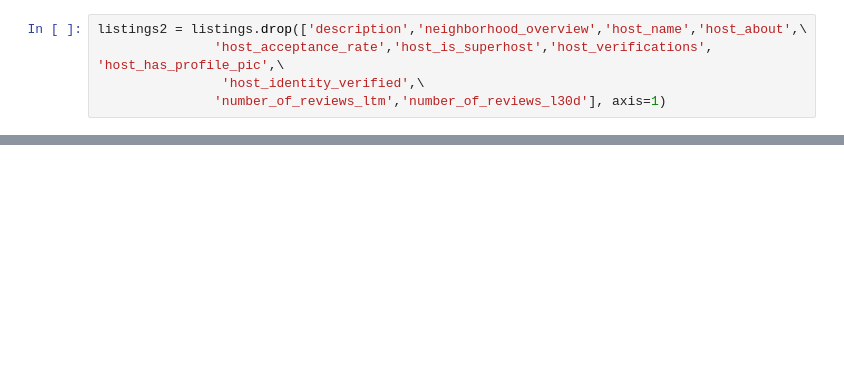
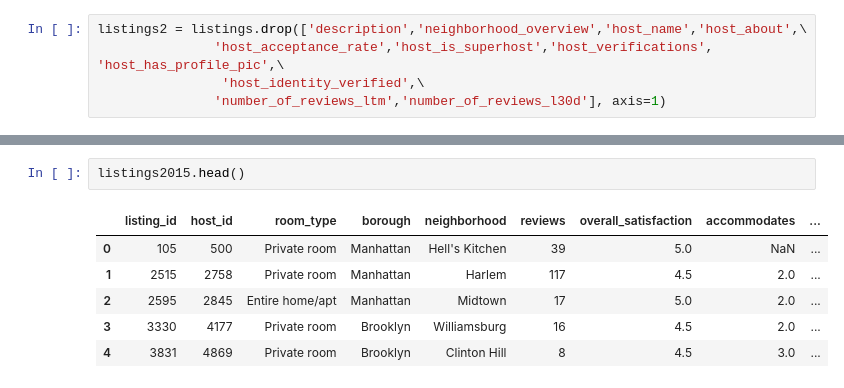
Before and after one commit to mb3005/NYC-Airbnbs, a Jupyter notebook: Python Project 1 - Airbnbs in NYC.ipynb, the cells around one changed output, grey strips where cells are left out. Drawn from its saved outputs; the diff is of its cells as text; blank space fills up the shorter version.

```diff
--- a/Python Project 1 - Airbnbs in NYC.ipynb
+++ b/Python Project 1 - Airbnbs in NYC.ipynb
@@ -59,0 +127,9 @@ listings2.head()
+# %%
+listings2015.head()
+# %% [output]
+|  | listing_id | host_id | room_type | borough | neighborhood | reviews | overall_satisfaction | accommodates | ... |
+| 0 | 105 | 500 | Private room | Manhattan | Hell's Kitchen | 39 | 5.0 | NaN | ... |
+| 1 | 2515 | 2758 | Private room | Manhattan | Harlem | 117 | 4.5 | 2.0 | ... |
+| 2 | 2595 | 2845 | Entire home/apt | Manhattan | Midtown | 17 | 5.0 | 2.0 | ... |
+| 3 | 3330 | 4177 | Private room | Brooklyn | Williamsburg | 16 | 4.5 | 2.0 | ... |
+| 4 | 3831 | 4869 | Private room | Brooklyn | Clinton Hill | 8 | 4.5 | 3.0 | ... |
```
Also changed, not shown: parts of 35 cells of this notebook, 22 other files.
